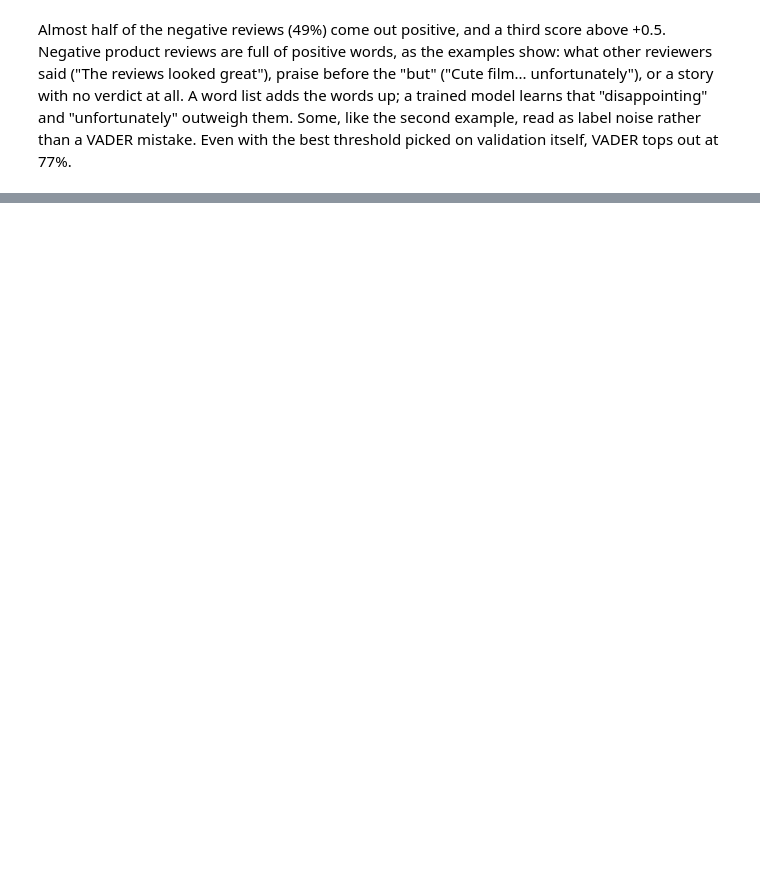
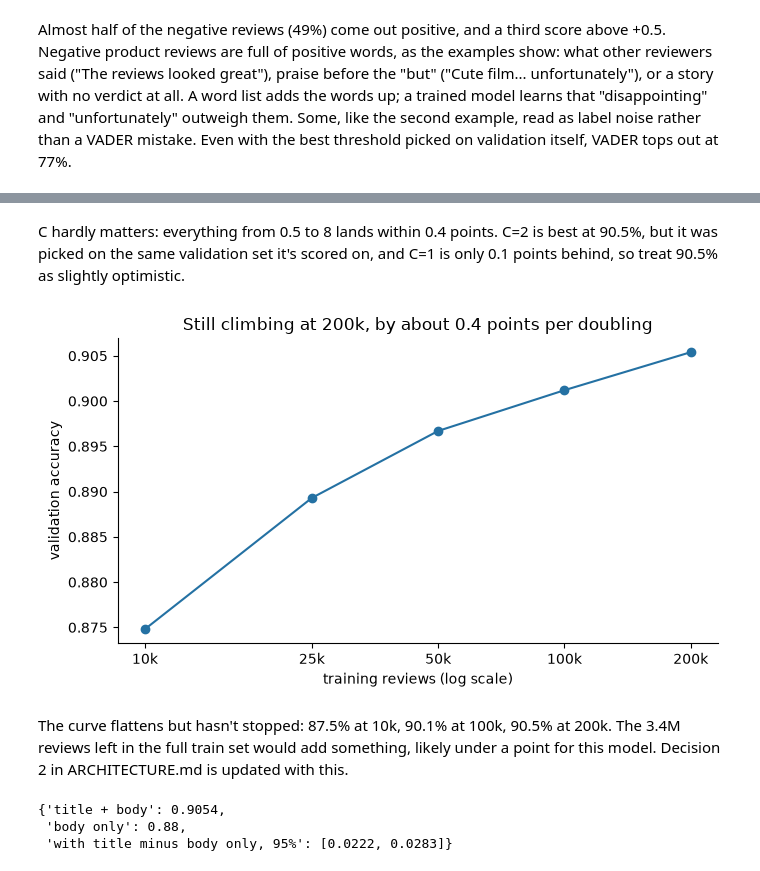
Before and after one commit to AnoushahWasif/review-sentiment-insights, a Jupyter notebook: notebooks/02_model_comparison.ipynb, the cells around one changed output, grey strips where cells are left out. Drawn from its saved outputs; the diff is of its cells as text; code cells hidden in the pictures; blank space fills up the shorter version.

Commit message:
feat: tune tf-idf + logistic regression, learning curve, title ablation, calibration (#8)

```diff
--- a/notebooks/02_model_comparison.ipynb
+++ b/notebooks/02_model_comparison.ipynb
@@ -52,0 +91,3 @@ Almost half of the negative reviews (49%) come out positive, and a third score a
+# %%
+tuned = json.loads(Path("../reports/tfidf_lr.json").read_text())
+tuned["accuracy_by_C"], tuned["best_C"], tuned["best"]
@@ -52,0 +107,27 @@ Almost half of the negative reviews (49%) come out positive, and a third score a
+# %% [markdown]
+C hardly matters: everything from 0.5 to 8 lands within 0.4 points. C=2 is best at 90.5%, but it was picked on the same validation set it's scored on, and C=1 is only 0.1 points behind, so treat 90.5% as slightly optimistic.
+# %%
+import matplotlib.pyplot as plt
+
+curve = {int(n): a for n, a in tuned["learning_curve_accuracy"].items()}
+fig, ax = plt.subplots(figsize=(7, 4))
+ax.plot(list(curve), list(curve.values()), marker="o", color="#2471a3")
+ax.set_xscale("log")
+ax.set_xticks(list(curve), [f"{n // 1000}k" for n in curve])
+ax.minorticks_off()
+ax.set_xlabel("training reviews (log scale)")
+ax.set_ylabel("validation accuracy")
+ax.set_title("Still climbing at 200k, by about 0.4 points per doubling")
+ax.spines[["top", "right"]].set_visible(False)
+fig.tight_layout()
+fig.savefig("../reports/figures/learning_curve.png", dpi=150)
+# %% [output]
+[figure, added]
+# %% [markdown]
+The curve flattens but hasn't stopped: 87.5% at 10k, 90.1% at 100k, 90.5% at 200k. The 3.4M reviews left in the full train set would add something, likely under a point for this model. Decision 2 in ARCHITECTURE.md is updated with this.
+# %%
+tuned["title_ablation"]
+# %% [output]
+{'title + body': 0.9054,
+ 'body only': 0.88,
+ 'with title minus body only, 95%': [0.0222, 0.0283]}
```
Also changed, not shown: parts of 11 cells of this notebook, 10 other files.
